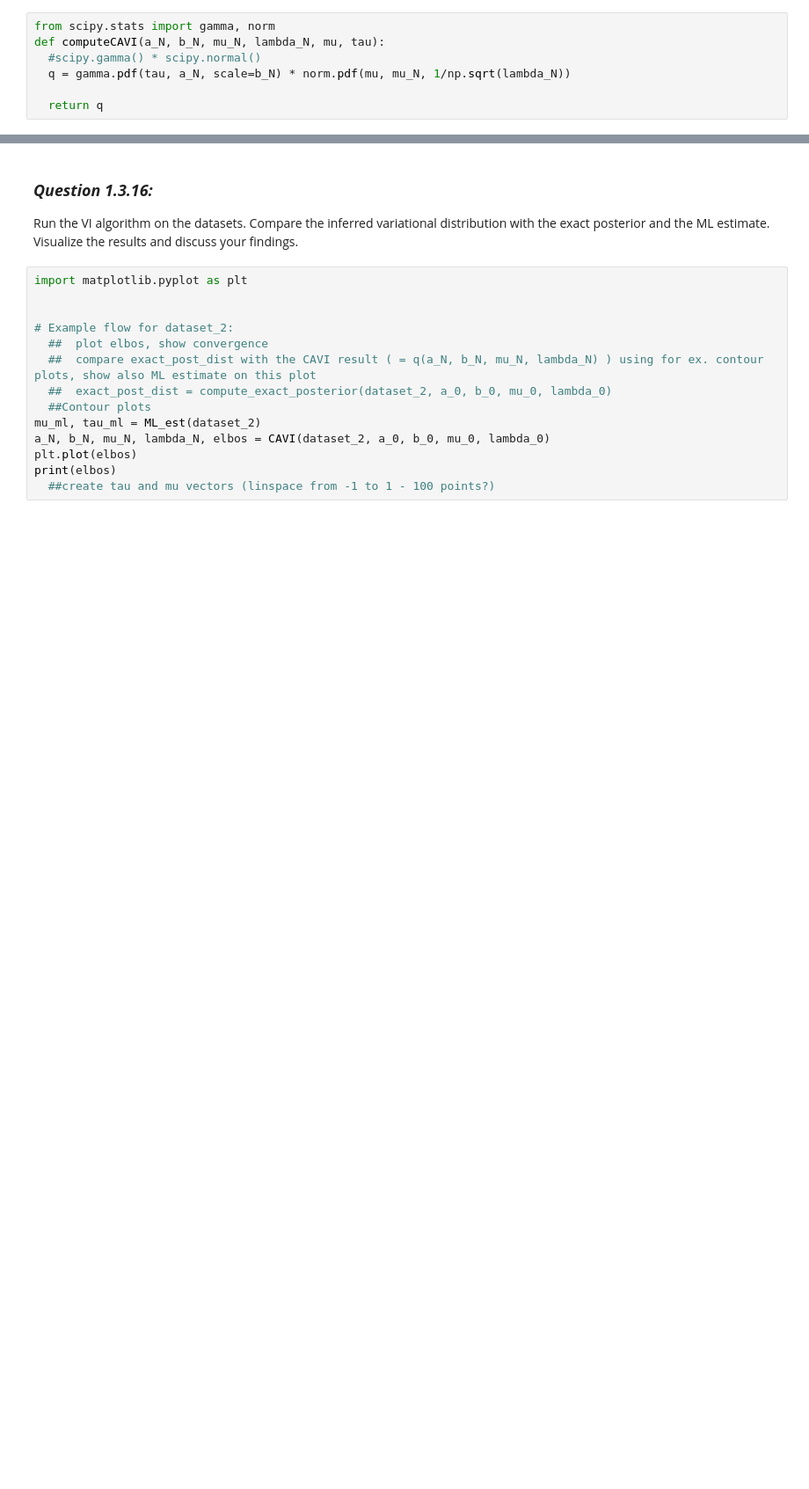
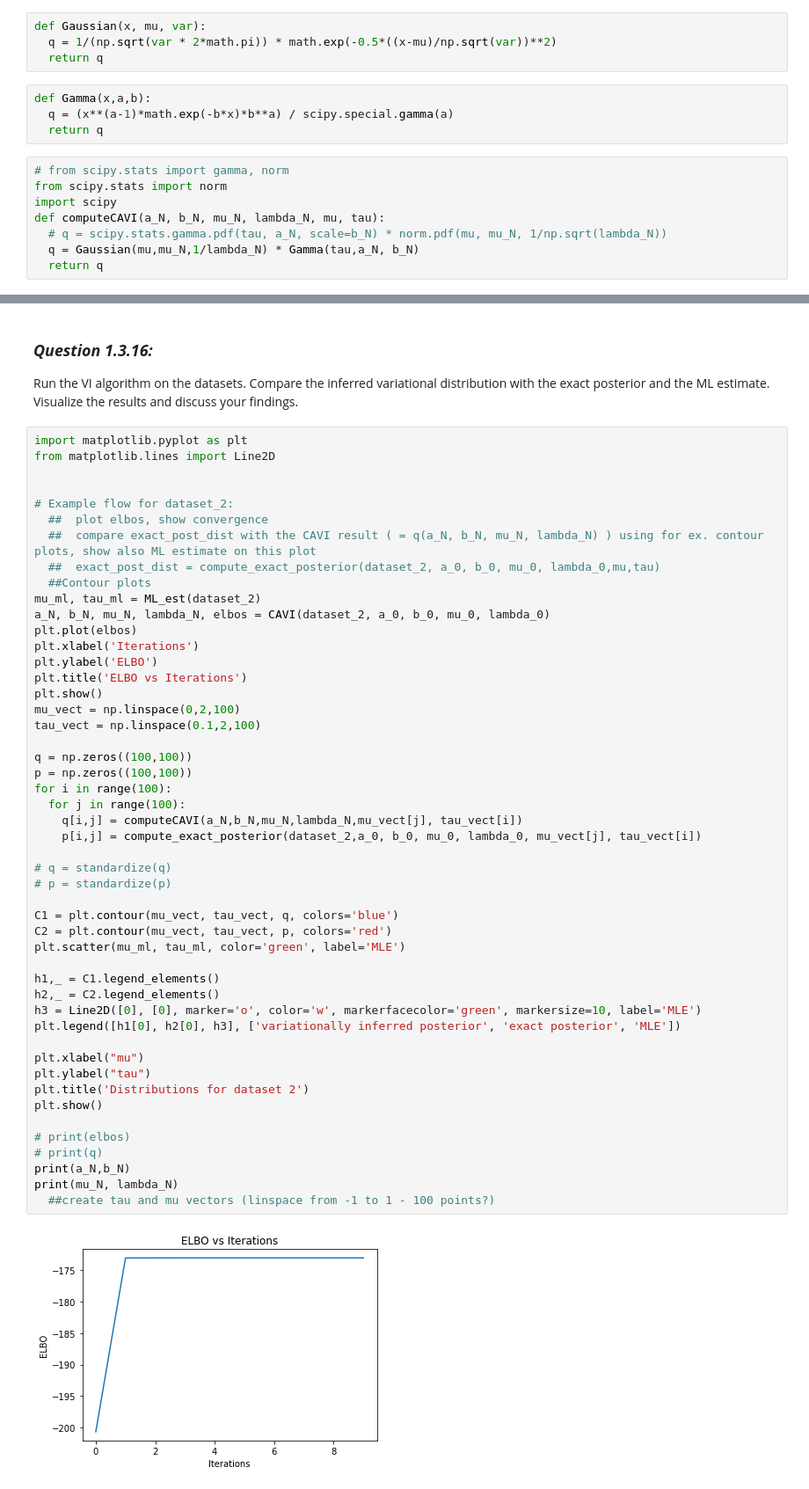
Before and after one commit to jonhelgi00/Assignment1A, a Jupyter notebook: 1A-3-CAVI.ipynb, the cells around one changed output, grey strips where cells are left out. Shown: that part at 88% size. Drawn from its saved outputs; the diff is of its cells as text; blank space fills up the shorter version.

Commit message:
Distributions working for first two datasets - ELBO?

```diff
--- a/1A-3-CAVI.ipynb
+++ b/1A-3-CAVI.ipynb
@@ -159,9 +183,18 @@ def compute_exact_posterior(D, a_0, b_0, mu_0, lambda_0, mu, tau):
 
   return p
+# %%
+def Gaussian(x, mu, var):
+  q = 1/(np.sqrt(var * 2*math.pi)) * math.exp(-0.5*((x-mu)/np.sqrt(var))**2)
+  return q
+# %%
+def Gamma(x,a,b):
+  q = (x**(a-1)*math.exp(-b*x)*b**a) / scipy.special.gamma(a)
+  return q
 # %%
-from scipy.stats import gamma, norm
+# from scipy.stats import gamma, norm
+from scipy.stats import norm
+import scipy
 def computeCAVI(a_N, b_N, mu_N, lambda_N, mu, tau):
-  #scipy.gamma() * scipy.normal()
-  q = gamma.pdf(tau, a_N, scale=b_N) * norm.pdf(mu, mu_N, 1/np.sqrt(lambda_N))
-
+  # q = scipy.stats.gamma.pdf(tau, a_N, scale=b_N) * norm.pdf(mu, mu_N, 1/np.sqrt(lambda_N))
+  q = Gaussian(mu,mu_N,1/lambda_N) * Gamma(tau,a_N, b_N)
   return q
@@ -172,16 +212,52 @@ distribution with the exact posterior and the ML estimate. Visualize the results
 findings.
 # %%
 import matplotlib.pyplot as plt
+from matplotlib.lines import Line2D
 
 
 # Example flow for dataset_2:
   ##  plot elbos, show convergence
   ##  compare exact_post_dist with the CAVI result ( = q(a_N, b_N, mu_N, lambda_N) ) using for ex. contour plots, show also ML estimate on this plot
-  ##  exact_post_dist = compute_exact_posterior(dataset_2, a_0, b_0, mu_0, lambda_0)
+  ##  exact_post_dist = compute_exact_posterior(dataset_2, a_0, b_0, mu_0, lambda_0,mu,tau)
   ##Contour plots
 mu_ml, tau_ml = ML_est(dataset_2)
 a_N, b_N, mu_N, lambda_N, elbos = CAVI(dataset_2, a_0, b_0, mu_0, lambda_0)
 plt.plot(elbos)
-print(elbos)
+plt.xlabel('Iterations')
+plt.ylabel('ELBO')
+plt.title('ELBO vs Iterations')
+plt.show()
+mu_vect = np.linspace(0,2,100)
+tau_vect = np.linspace(0.1,2,100)
+
+q = np.zeros((100,100))
+p = np.zeros((100,100))
+for i in range(100):
+  for j in range(100):
+    q[i,j] = computeCAVI(a_N,b_N,mu_N,lambda_N,mu_vect[j], tau_vect[i])
+    p[i,j] = compute_exact_posterior(dataset_2,a_0, b_0, mu_0, lambda_0, mu_vect[j], tau_vect[i])
+
+# q = standardize(q)
+# p = standardize(p)
+
+C1 = plt.contour(mu_vect, tau_vect, q, colors='blue')
+C2 = plt.contour(mu_vect, tau_vect, p, colors='red')
+plt.scatter(mu_ml, tau_ml, color='green', label='MLE')
+
+h1,_ = C1.legend_elements()
+h2,_ = C2.legend_elements()
+h3 = Line2D([0], [0], marker='o', color='w', markerfacecolor='green', markersize=10, label='MLE')
+plt.legend([h1[0], h2[0], h3], ['variationally inferred posterior', 'exact posterior', 'MLE'])
+
+plt.xlabel("mu")
+plt.ylabel("tau")
+plt.title('Distributions for dataset 2')
+plt.show()
+
+# print(elbos)
+# print(q)
+print(a_N,b_N)
+print(mu_N, lambda_N)
   ##create tau and mu vectors (linspace from -1 to 1 - 100 points?)
 # %% [output]
+[figure, new version]
```
Also changed, not shown: parts of 7 cells of this notebook.
